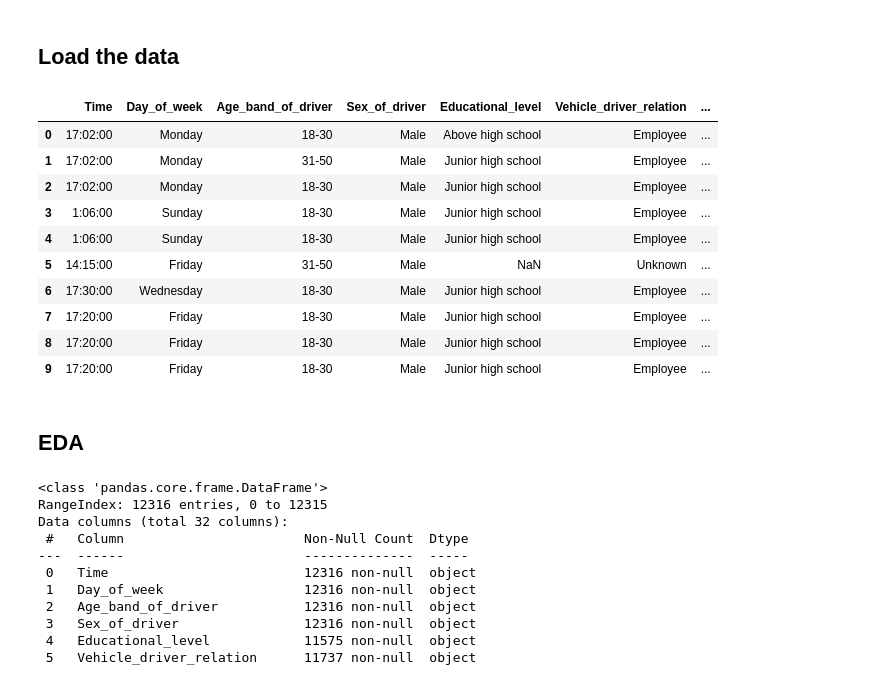
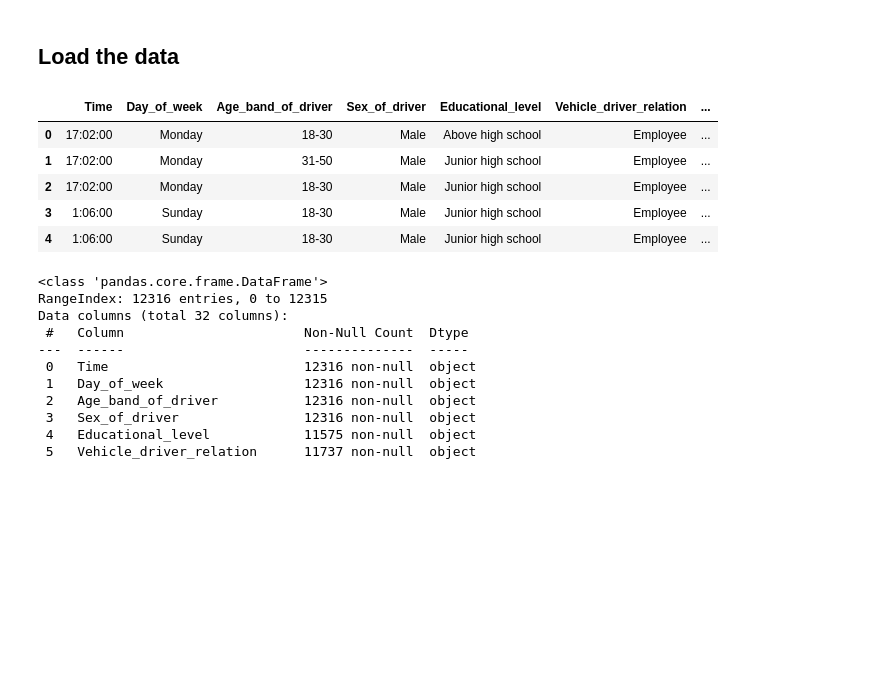
Before and after one commit to bhanu0925/ML_RoadTrafficAcident_Severity_Classification, a Jupyter notebook: Road_Traffic_Accident_Severity_Classification.ipynb, the cells around one changed output. Saved outputs shown, nothing was run; the diff lists cells and outputs as text; code cells hidden in the pictures; blank space fills up the shorter version.

```diff
--- a/Road_Traffic_Accident_Severity_Classification.ipynb
+++ b/Road_Traffic_Accident_Severity_Classification.ipynb
@@ -27,21 +27,14 @@ import seaborn as sns
 # %%
 pd.set_option('display.max_columns', None)
 RTA_Data = pd.read_csv('RTA_Dataset.csv')
-RTA_Data.head(10)
+RTA_Data.head(5)
 # %% [output]
 |  | Time | Day_of_week | Age_band_of_driver | Sex_of_driver | Educational_level | Vehicle_driver_relation | ... |
 | 0 | 17:02:00 | Monday | 18-30 | Male | Above high school | Employee | ... |
 | 1 | 17:02:00 | Monday | 31-50 | Male | Junior high school | Employee | ... |
 | 2 | 17:02:00 | Monday | 18-30 | Male | Junior high school | Employee | ... |
 | 3 | 1:06:00 | Sunday | 18-30 | Male | Junior high school | Employee | ... |
 | 4 | 1:06:00 | Sunday | 18-30 | Male | Junior high school | Employee | ... |
-| 5 | 14:15:00 | Friday | 31-50 | Male | NaN | Unknown | ... |
-| 6 | 17:30:00 | Wednesday | 18-30 | Male | Junior high school | Employee | ... |
-| 7 | 17:20:00 | Friday | 18-30 | Male | Junior high school | Employee | ... |
-| 8 | 17:20:00 | Friday | 18-30 | Male | Junior high school | Employee | ... |
-| 9 | 17:20:00 | Friday | 18-30 | Male | Junior high school | Employee | ... |
-# %% [markdown]
-## EDA
 # %%
 RTA_Data.info()
 # %% [output]
```
Also changed, not shown: parts of 42 cells of this notebook.
